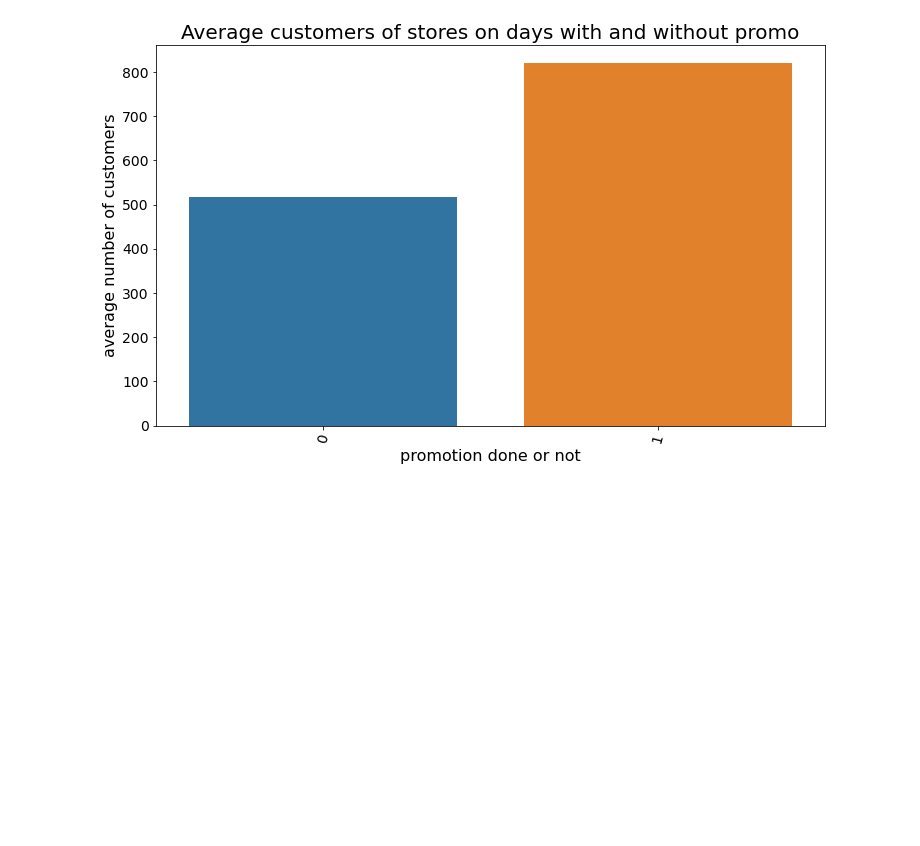
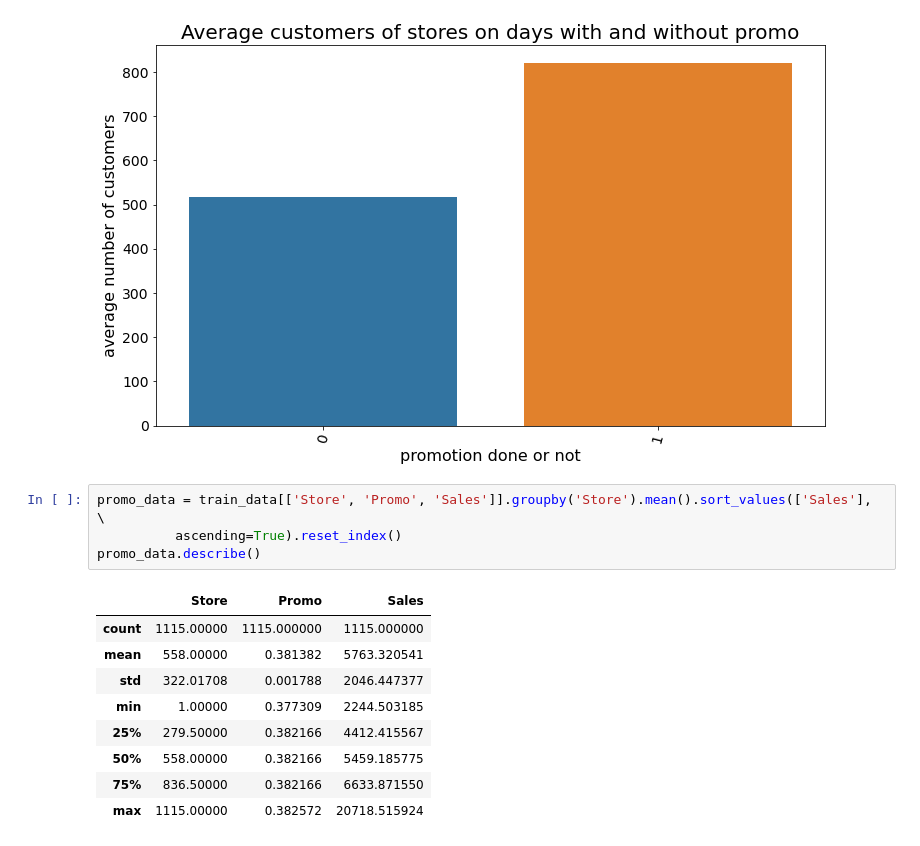
Before and after one commit to Luel-Hagos/Pharmaceutical-Sales-prediction-across-multiple-stores, a Jupyter notebook: notebooks/Exploration.ipynb, the cells around one changed output. Cells and saved outputs as stored; diff of their text form; blank space fills up the shorter version.

```diff
--- a/notebooks/Exploration.ipynb
+++ b/notebooks/Exploration.ipynb
@@ -274,3 +274,17 @@ barPlot(promo_customers, 'Promo', 'Customers', 'Average customers of stores on d
          'promotion done or not', 'average number of customers')
 # %% [output]
 [figure]
+# %%
+promo_data = train_data[['Store', 'Promo', 'Sales']].groupby('Store').mean().sort_values(['Sales'], \
+          ascending=True).reset_index()
+promo_data.describe()
+# %% [output]
+|  | Store | Promo | Sales |
+| count | 1115.00000 | 1115.000000 | 1115.000000 |
+| mean | 558.00000 | 0.381382 | 5763.320541 |
+| std | 322.01708 | 0.001788 | 2046.447377 |
+| min | 1.00000 | 0.377309 | 2244.503185 |
+| 25% | 279.50000 | 0.382166 | 4412.415567 |
+| 50% | 558.00000 | 0.382166 | 5459.185775 |
+| 75% | 836.50000 | 0.382166 | 6633.871550 |
+| max | 1115.00000 | 0.382572 | 20718.515924 |
```
Also changed, not shown: parts of 3 cells of this notebook.
